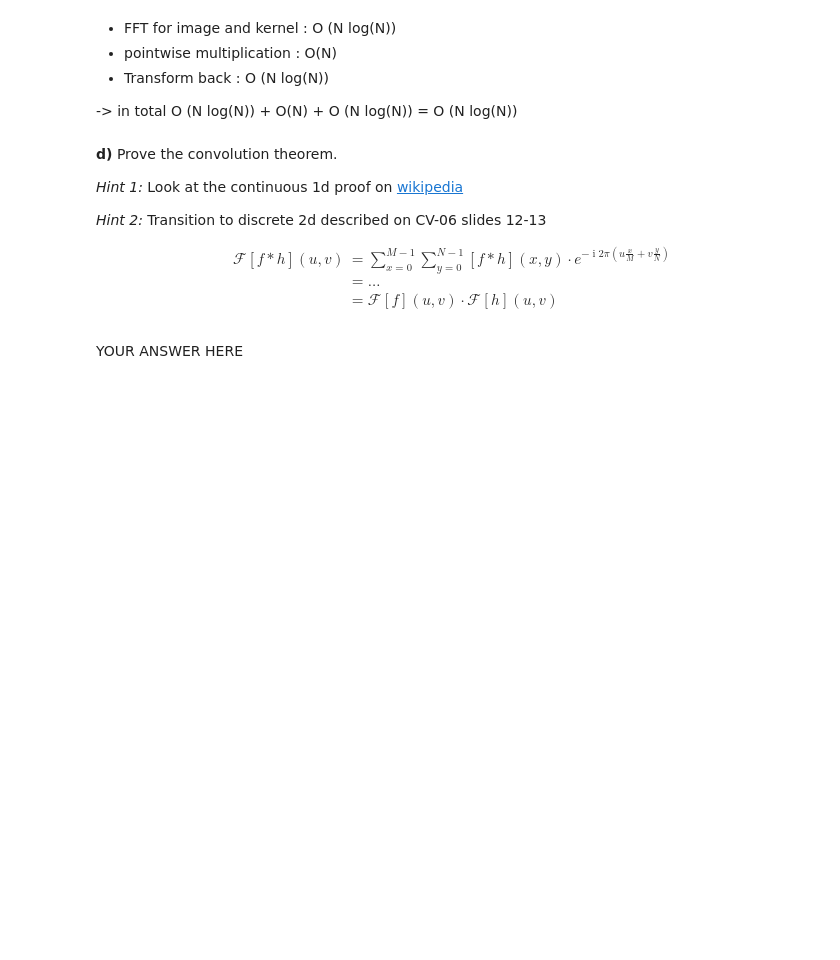
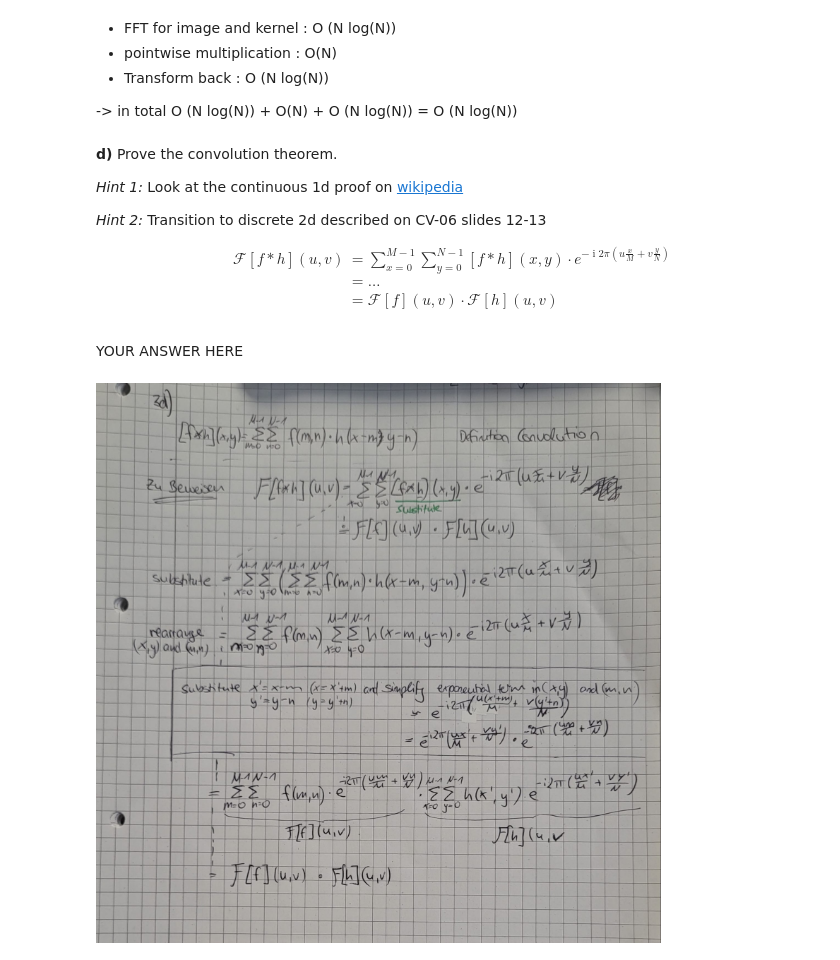
Before and after one commit to Moorboor/ComputerVision, a Jupyter notebook: Homeworks/5/sheet05.ipynb, the cells around one changed output. Cells and saved outputs as stored; diff of their text form; code cells hidden in the pictures; blank space fills up the shorter version.

Commit message:
3d) Proof

```diff
--- a/Homeworks/5/sheet05.ipynb
+++ b/Homeworks/5/sheet05.ipynb
@@ -281,3 +289,8 @@ Like in the chapter local operators: introduce periodic boundary conditions and
 \end{align*}
 # %% [markdown]
 YOUR ANSWER HERE
+# %%
+from IPython.display import Image, display
+display(Image('images/convolutionTheoremProof.jpg'))
+# %% [output]
+[figure, added]
```
Also changed, not shown: parts of 1 cell of this notebook, 1 other file.
